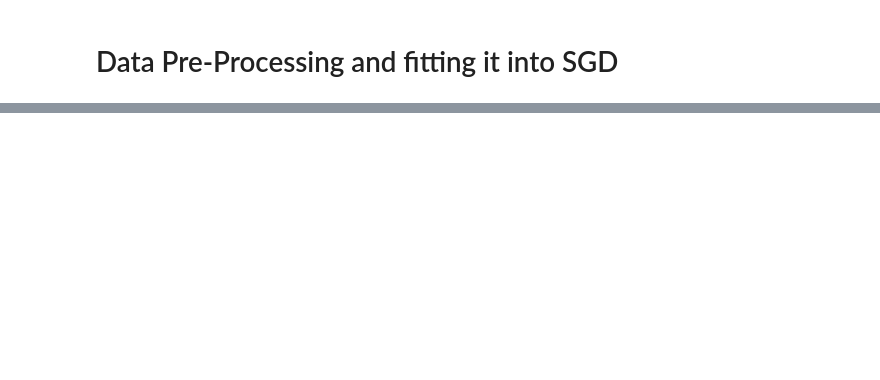
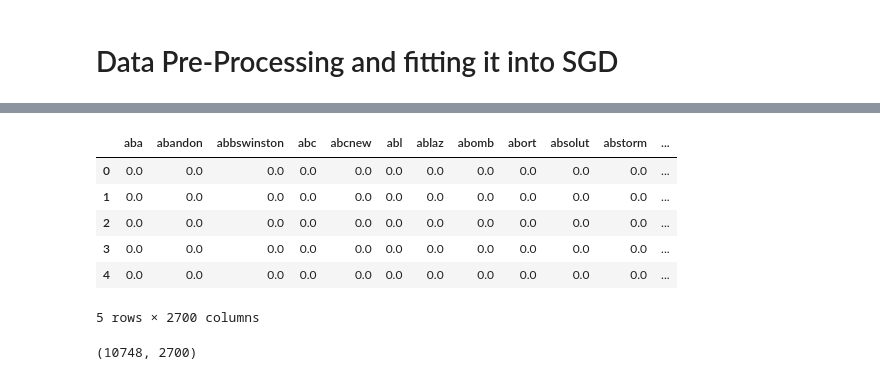
Before and after one commit to akki0894/Advanced-Data-Analytics, a Jupyter notebook: Detect_Disaster_Tweets.ipynb, the cells around one changed output, grey strips where cells are left out. Cells and saved outputs as stored; diff of their text form; code cells hidden in the pictures; blank space fills up the shorter version.

```diff
--- a/Detect_Disaster_Tweets.ipynb
+++ b/Detect_Disaster_Tweets.ipynb
@@ -85,2 +255,4 @@ data_clean.head()
+# %%
+train_data['clean_tweet'] = train_data['text_clean'] + ' ' + train_data['clean_keyword']
 # %% [markdown]
 # Data Pre-Processing and fitting it into SGD
@@ -126,0 +259,3 @@ Name: text, dtype: object
+# %%
+vector = TfidfVectorizer(sublinear_tf=True, max_features=2700)
+X = vector.fit_transform(train_data['clean_tweet'].values)
@@ -126,0 +268,18 @@ Name: text, dtype: object
+# %%
+X_col = vector.get_feature_names()
+# %%
+df = pd.DataFrame.sparse.from_spmatrix(X, columns = X_col)
+# %%
+df.head()
+# %% [output]
+|  | aba | abandon | abbswinston | abc | abcnew | abl | ablaz | abomb | abort | absolut | abstorm | ... |
+| 0 | 0.0 | 0.0 | 0.0 | 0.0 | 0.0 | 0.0 | 0.0 | 0.0 | 0.0 | 0.0 | 0.0 | ... |
+| 1 | 0.0 | 0.0 | 0.0 | 0.0 | 0.0 | 0.0 | 0.0 | 0.0 | 0.0 | 0.0 | 0.0 | ... |
+| 2 | 0.0 | 0.0 | 0.0 | 0.0 | 0.0 | 0.0 | 0.0 | 0.0 | 0.0 | 0.0 | 0.0 | ... |
+| 3 | 0.0 | 0.0 | 0.0 | 0.0 | 0.0 | 0.0 | 0.0 | 0.0 | 0.0 | 0.0 | 0.0 | ... |
+| 4 | 0.0 | 0.0 | 0.0 | 0.0 | 0.0 | 0.0 | 0.0 | 0.0 | 0.0 | 0.0 | 0.0 | ... |
+5 rows × 2700 columns
+# %%
+df.shape
+# %% [output]
+(10748, 2700)
```
Also changed, not shown: parts of 63 cells of this notebook.
